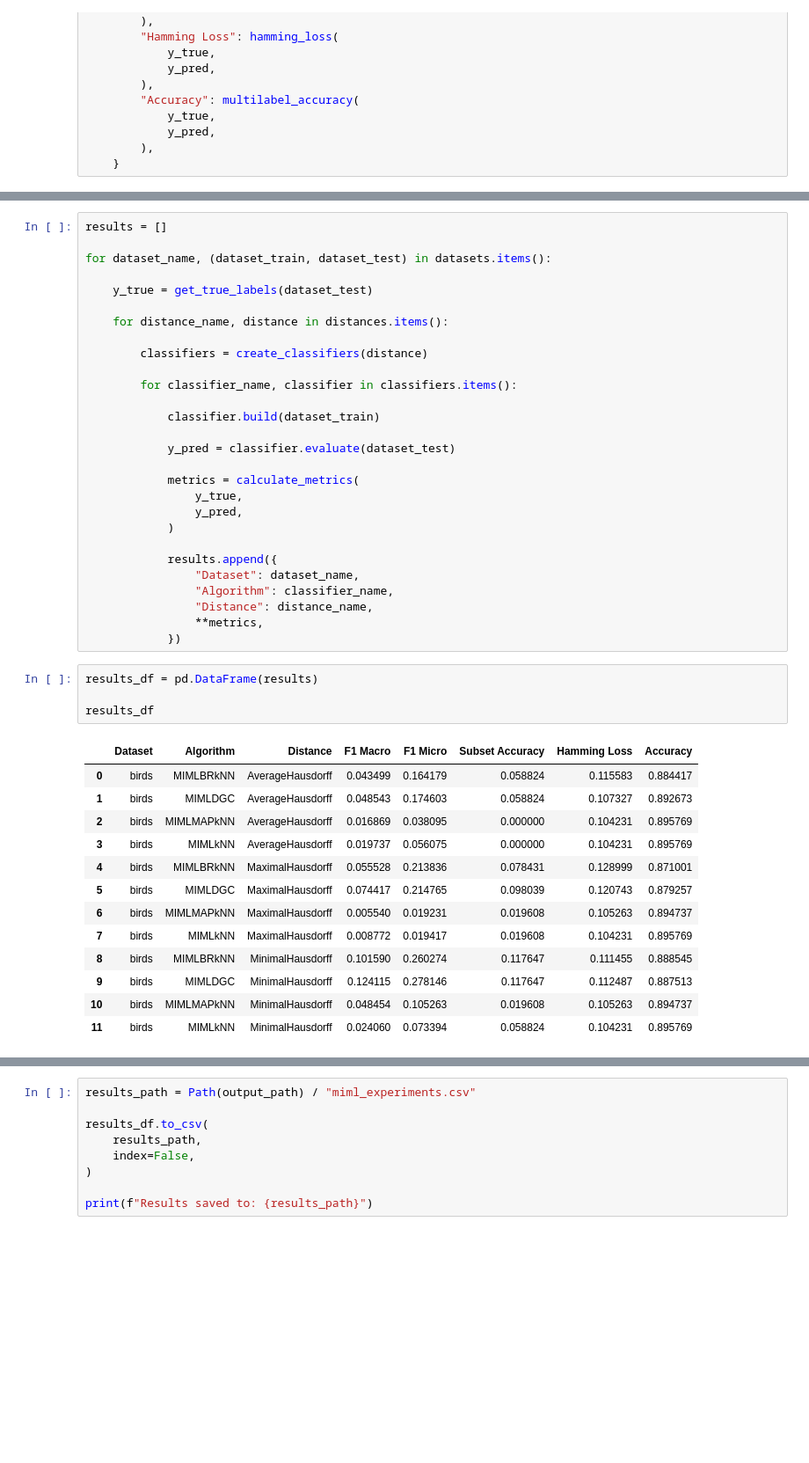
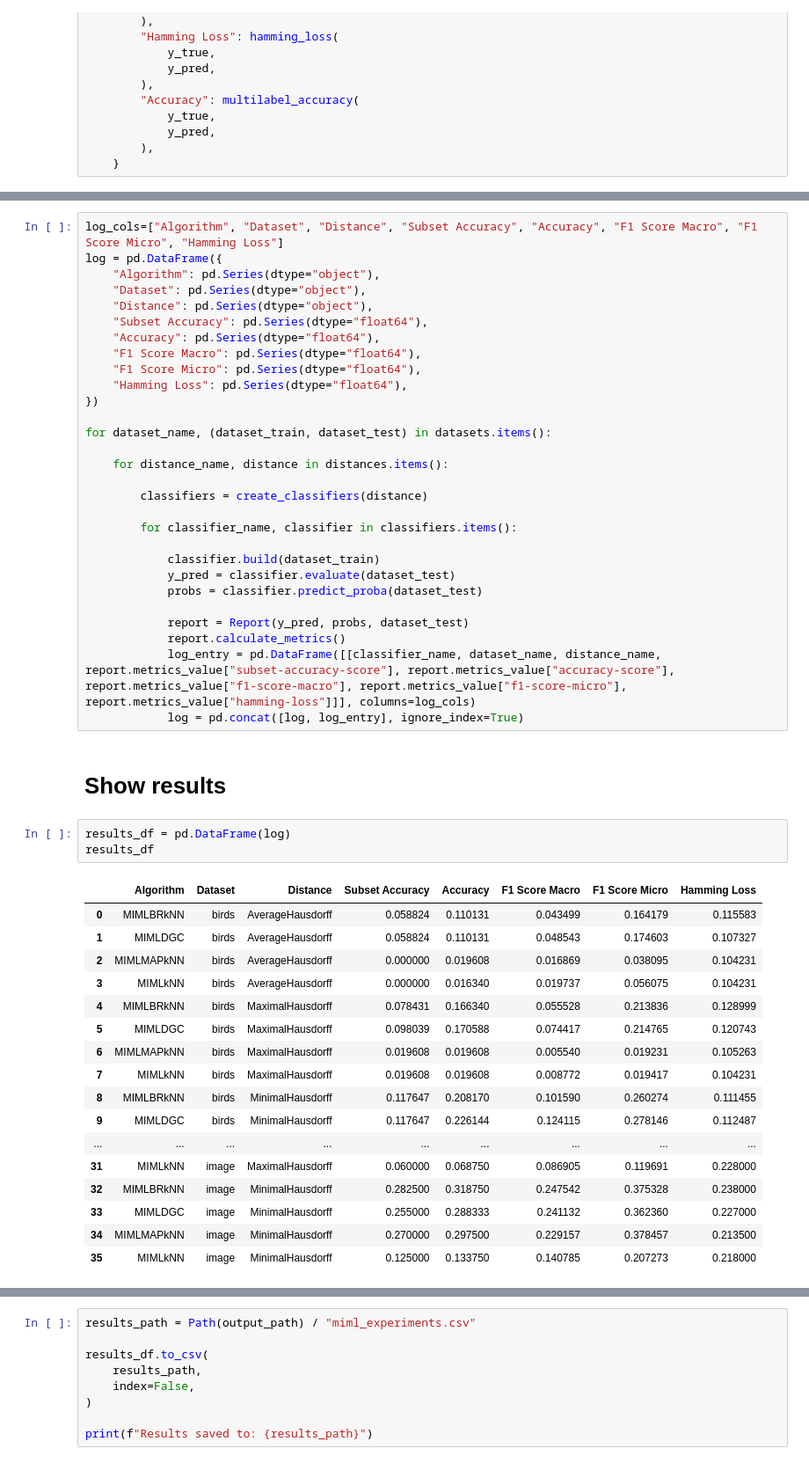
Before and after one commit to i62seroj/MIML, a Jupyter notebook: src/miml/tutorial/classifiers_comparison.ipynb, the cells around one changed output, grey strips where cells are left out. Shown at 88% size. Saved outputs shown, nothing was run; the diff lists cells and outputs as text; blank space fills up the shorter version.

```diff
--- a/src/miml/tutorial/classifiers_comparison.ipynb
+++ b/src/miml/tutorial/classifiers_comparison.ipynb
@@ -215,9 +203,17 @@ def calculate_metrics(y_true, y_pred):
 # %%
-results = []
+log_cols=["Algorithm", "Dataset", "Distance", "Subset Accuracy", "Accuracy", "F1 Score Macro", "F1 Score Micro", "Hamming Loss"]
+log = pd.DataFrame({
+    "Algorithm": pd.Series(dtype="object"),
+    "Dataset": pd.Series(dtype="object"),
+    "Distance": pd.Series(dtype="object"),
+    "Subset Accuracy": pd.Series(dtype="float64"),
+    "Accuracy": pd.Series(dtype="float64"),
+    "F1 Score Macro": pd.Series(dtype="float64"),
+    "F1 Score Micro": pd.Series(dtype="float64"),
+    "Hamming Loss": pd.Series(dtype="float64"),
+})
 
 for dataset_name, (dataset_train, dataset_test) in datasets.items():
-
-    y_true = get_true_labels(dataset_test)
 
     for distance_name, distance in distances.items():
 
@@ -226,38 +222,36 @@ for dataset_name, (dataset_train, dataset_test) in datasets.items():
         for classifier_name, classifier in classifiers.items():
 
             classifier.build(dataset_train)
+            y_pred = classifier.evaluate(dataset_test)
+            probs = classifier.predict_proba(dataset_test)
 
-            y_pred = classifier.evaluate(dataset_test)
-
-            metrics = calculate_metrics(
-                y_true,
-                y_pred,
-            )
-
-            results.append({
-                "Dataset": dataset_name,
-                "Algorithm": classifier_name,
-                "Distance": distance_name,
-                **metrics,
-            })
+            report = Report(y_pred, probs, dataset_test)
+            report.calculate_metrics()
+            log_entry = pd.DataFrame([[classifier_name, dataset_name, distance_name, report.metrics_value["subset-accuracy-score"], report.metrics_value["accuracy-score"], report.metrics_value["f1-score-macro"], report.metrics_value["f1-score-micro"], report.metrics_value["hamming-loss"]]], columns=log_cols)
+            log = pd.concat([log, log_entry], ignore_index=True)
+# %% [markdown]
+# Show results
 # %%
-results_df = pd.DataFrame(results)
-
+results_df = pd.DataFrame(log)
 results_df
 # %% [output]
-|  | Dataset | Algorithm | Distance | F1 Macro | F1 Micro | Subset Accuracy | Hamming Loss | Accuracy |
-| 0 | birds | MIMLBRkNN | AverageHausdorff | 0.043499 | 0.164179 | 0.058824 | 0.115583 | 0.884417 |
-| 1 | birds | MIMLDGC | AverageHausdorff | 0.048543 | 0.174603 | 0.058824 | 0.107327 | 0.892673 |
-| 2 | birds | MIMLMAPkNN | AverageHausdorff | 0.016869 | 0.038095 | 0.000000 | 0.104231 | 0.895769 |
-| 3 | birds | MIMLkNN | AverageHausdorff | 0.019737 | 0.056075 | 0.000000 | 0.104231 | 0.895769 |
-| 4 | birds | MIMLBRkNN | MaximalHausdorff | 0.055528 | 0.213836 | 0.078431 | 0.128999 | 0.871001 |
-| 5 | birds | MIMLDGC | MaximalHausdorff | 0.074417 | 0.214765 | 0.098039 | 0.120743 | 0.879257 |
-| 6 | birds | MIMLMAPkNN | MaximalHausdorff | 0.005540 | 0.019231 | 0.019608 | 0.105263 | 0.894737 |
-| 7 | birds | MIMLkNN | MaximalHausdorff | 0.008772 | 0.019417 | 0.019608 | 0.104231 | 0.895769 |
-| 8 | birds | MIMLBRkNN | MinimalHausdorff | 0.101590 | 0.260274 | 0.117647 | 0.111455 | 0.888545 |
-| 9 | birds | MIMLDGC | MinimalHausdorff | 0.124115 | 0.278146 | 0.117647 | 0.112487 | 0.887513 |
-| 10 | birds | MIMLMAPkNN | MinimalHausdorff | 0.048454 | 0.105263 | 0.019608 | 0.105263 | 0.894737 |
-| 11 | birds | MIMLkNN | MinimalHausdorff | 0.024060 | 0.073394 | 0.058824 | 0.104231 | 0.895769 |
+|  | Algorithm | Dataset | Distance | Subset Accuracy | Accuracy | F1 Score Macro | F1 Score Micro | Hamming Loss |
+| 0 | MIMLBRkNN | birds | AverageHausdorff | 0.058824 | 0.110131 | 0.043499 | 0.164179 | 0.115583 |
+| 1 | MIMLDGC | birds | AverageHausdorff | 0.058824 | 0.110131 | 0.048543 | 0.174603 | 0.107327 |
+| 2 | MIMLMAPkNN | birds | AverageHausdorff | 0.000000 | 0.019608 | 0.016869 | 0.038095 | 0.104231 |
+| 3 | MIMLkNN | birds | AverageHausdorff | 0.000000 | 0.016340 | 0.019737 | 0.056075 | 0.104231 |
+| 4 | MIMLBRkNN | birds | MaximalHausdorff | 0.078431 | 0.166340 | 0.055528 | 0.213836 | 0.128999 |
+| 5 | MIMLDGC | birds | MaximalHausdorff | 0.098039 | 0.170588 | 0.074417 | 0.214765 | 0.120743 |
+| 6 | MIMLMAPkNN | birds | MaximalHausdorff | 0.019608 | 0.019608 | 0.005540 | 0.019231 | 0.105263 |
+| 7 | MIMLkNN | birds | MaximalHausdorff | 0.019608 | 0.019608 | 0.008772 | 0.019417 | 0.104231 |
+| 8 | MIMLBRkNN | birds | MinimalHausdorff | 0.117647 | 0.208170 | 0.101590 | 0.260274 | 0.111455 |
+| 9 | MIMLDGC | birds | MinimalHausdorff | 0.117647 | 0.226144 | 0.124115 | 0.278146 | 0.112487 |
+| ... | ... | ... | ... | ... | ... | ... | ... | ... |
+| 31 | MIMLkNN | image | MaximalHausdorff | 0.060000 | 0.068750 | 0.086905 | 0.119691 | 0.228000 |
+| 32 | MIMLBRkNN | image | MinimalHausdorff | 0.282500 | 0.318750 | 0.247542 | 0.375328 | 0.238000 |
+| 33 | MIMLDGC | image | MinimalHausdorff | 0.255000 | 0.288333 | 0.241132 | 0.362360 | 0.227000 |
+| 34 | MIMLMAPkNN | image | MinimalHausdorff | 0.270000 | 0.297500 | 0.229157 | 0.378457 | 0.213500 |
+| 35 | MIMLkNN | image | MinimalHausdorff | 0.125000 | 0.133750 | 0.140785 | 0.207273 | 0.218000 |
 # %%
 results_df.round(4)
 # %% [output]
```
Also changed, not shown: parts of 18 cells of this notebook, 10 other files.
